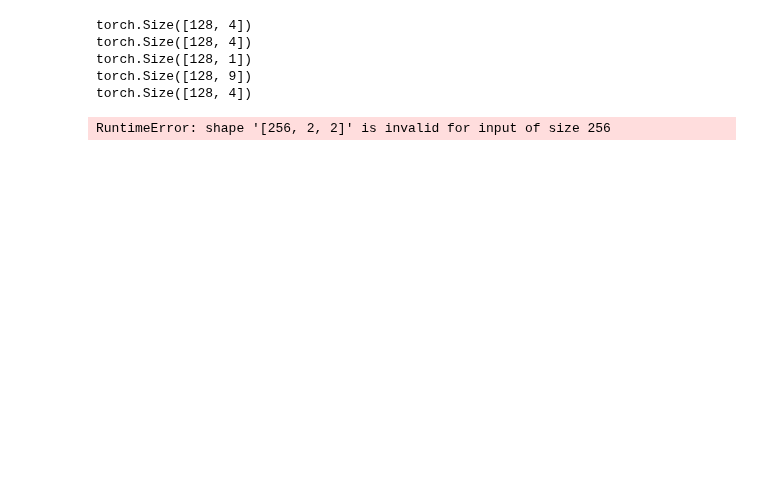
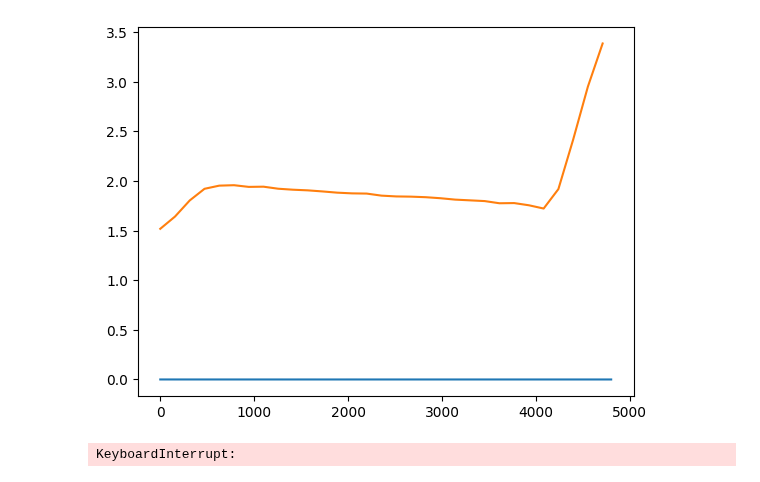
Before and after one commit to elenaquei/BioML, a Jupyter notebook: edge_attr_update.ipynb, the cells around one changed output. Drawn from its saved outputs; the diff is of its cells as text; code cells hidden in the pictures; blank space fills up the shorter version.

Commit message:
Full model now works (but doesnt outperform just looking at edges for adjacency matrix

```diff
--- a/edge_attr_update.ipynb
+++ b/edge_attr_update.ipynb
@@ -26,5 +118,71 @@ test_loader = DataLoader(dataset,batch_size=128,shuffle=True)
+# %%
+import matplotlib.pyplot as plt
+
+def get_adjacency(W):
+        values_log_W = torch.sort(torch.log(torch.abs(W.flatten())))[0]
+        treshold = values_log_W[torch.sort(values_log_W[1:] - values_log_W[:-1])[1][-1] + 1]
+        W_bool_activation = (W >= torch.exp(treshold)).double()
+        W_bool_repr = (W <= -torch.exp(treshold)).double()
+        A = W_bool_activation-W_bool_repr
+        return A
+
+tr_l = [train_loss[i].to('cpu').detach().numpy() for i in range(0,len(train_loss))]
+tst_l = [test_loss[i].to('cpu').detach().numpy() for i in range(0,len(test_loss))]
+plt.plot(range(0,len(tr_l)),tr_l)
+plt.plot(range(0,len(loader)*len(tst_l),len(loader)),tst_l)
+plt.show()
+
+x_val_exact, x_val, y_val, param_val = create_dataset(ode_dim,n_data,1000)
+
+val_dataset = []
+
+for i in range(0,len(x_val)):
+    val_dataset.append(to_pyg_data(x_val[i],y_val[i],ode_dim,n_data))
+
+val_loader = DataLoader(val_dataset)
+
+correct = 0
+init_correct = 0
+total = 0
+elem_wise = 0
+elem_wise_init = 0
+elems_total = 0
+
+device = torch.device('cuda' if torch.cuda.is_available() else 'cpu')
+k = 0
+for batch in val_loader:
+    Ainit = get_adjacency(y_val[i])
+    out = model(batch)
+    Ahat = get_adjacency(build_w1_w2(out[:2*ode_dim**2], ode_dim)).t()
+    # print(Ahat)
+    A = get_adjacency(batch.y)
+    if sum(abs(Ahat-A)) < 0.001:
+            correct = correct+1
+    total = total + 1
+
+
+    if sum(abs(Ainit-A)) < 0.001:
+        init_correct = init_correct+1
+
+    for i in range(0,len(A)):
+
+        if abs(Ainit[i]-A[i]) < 0.001:
+             elem_wise_init += 1
+
+        if abs(Ahat[i]-A[i]) < 0.001:
+             elem_wise += 1
+
+        elems_total += 1
+
+print(correct/total)
+print(init_correct/total)
+print(elem_wise/elems_total)
+print(elem_wise_init/elems_total)
+# %% [output]
+[figure, added]
+KeyboardInterrupt:
 # %%
-model = EdgeODENet(n_data, ode_dim, ode_dim ** 2)
+model = EdgeNet(n_data, 10, ode_dim ** 2, 1)
 optimizer = Adam(model.parameters(), lr=3e-4)
 criterion = torch.nn.MSELoss()  # or MSELoss for regression
 reg = torch.nn.L1Loss()
@@ -59,13 +217,6 @@ for epoch in range(1000):
             loss = criterion(out.flatten(), data.y)
             # print(loss.item())
             test_loss.append(loss)
-# %% [output]
-torch.Size([128, 4])
-torch.Size([128, 4])
-torch.Size([128, 1])
-torch.Size([128, 9])
-torch.Size([128, 4])
-RuntimeError: shape '[256, 2, 2]' is invalid for input of size 256
 # %%
 import matplotlib.pyplot as plt
 
```
Also changed, not shown: parts of 4 cells of this notebook, 1 other file.
